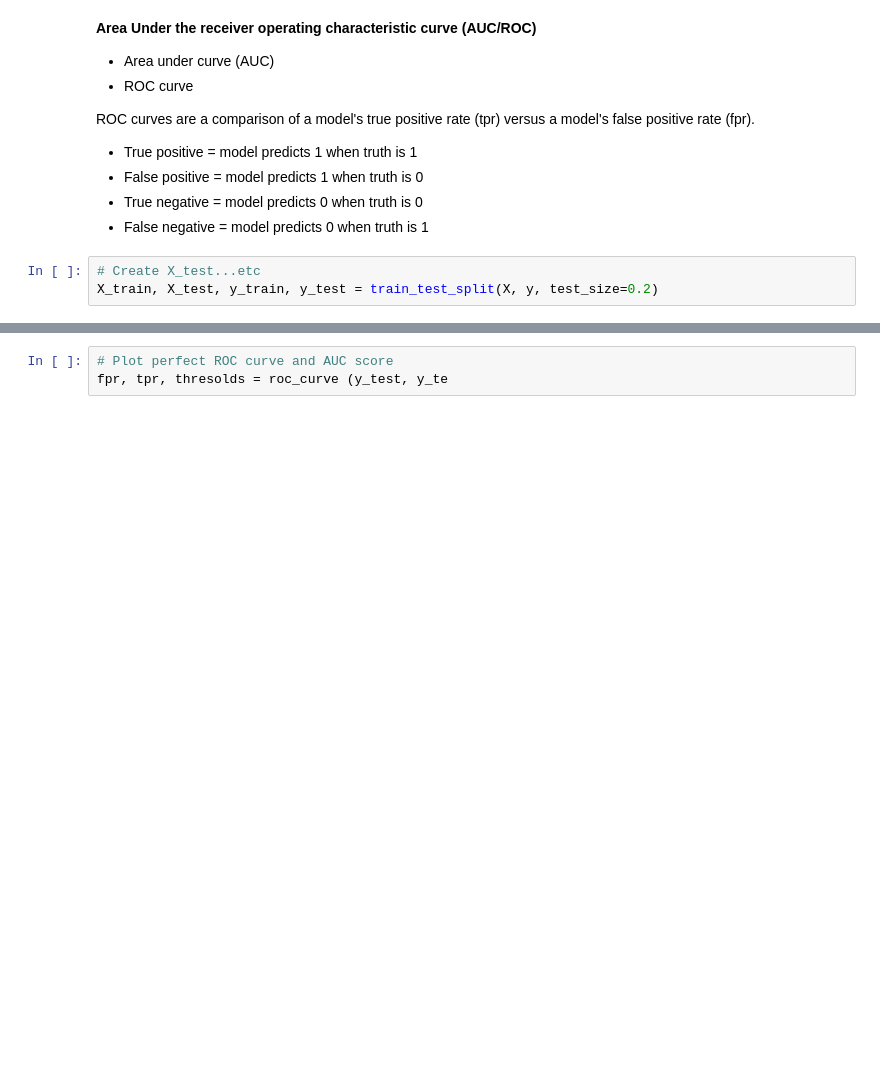
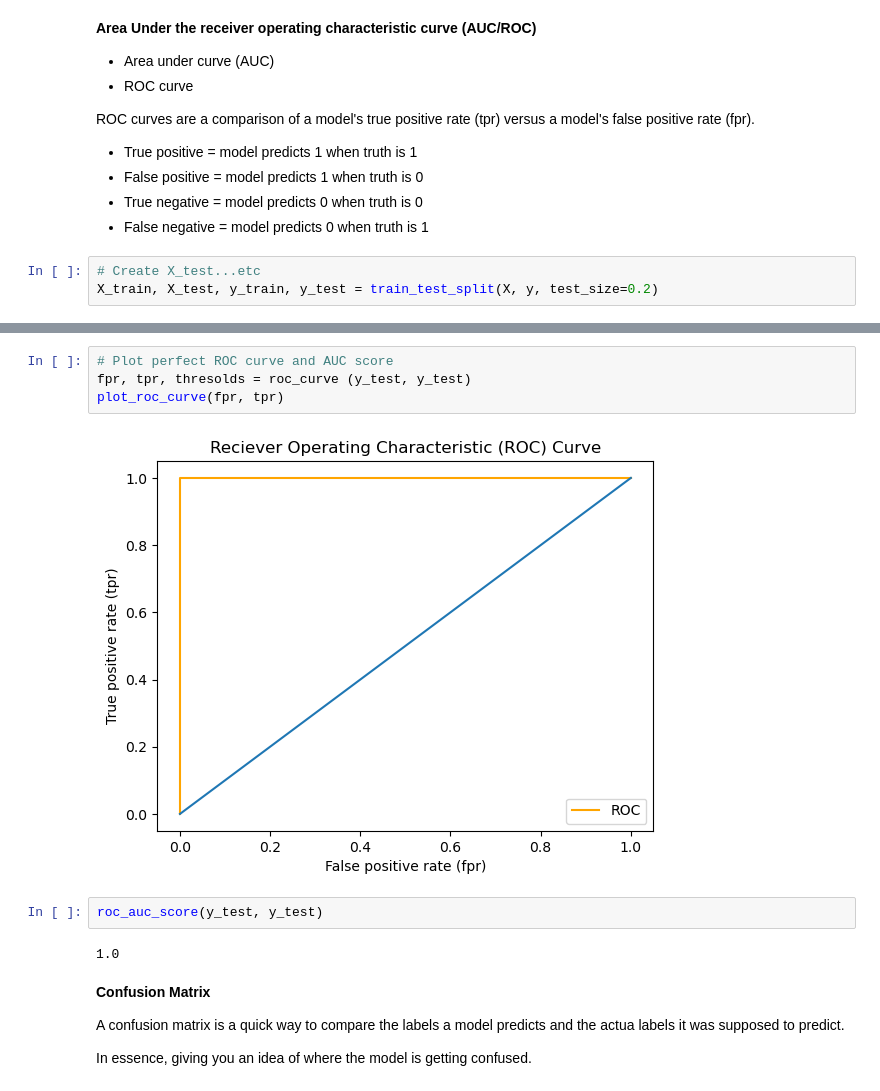
Before and after one commit to Combatd/complete_MLDataScience_bootcamp, a Jupyter notebook: scikit-learn-what-were-covering.ipynb, the cells around one changed output, grey strips where cells are left out. Cells and saved outputs as stored; diff of their text form; blank space fills up the shorter version.

```diff
--- a/scikit-learn-what-were-covering.ipynb
+++ b/scikit-learn-what-were-covering.ipynb
@@ -1097,3 +1095,16 @@ roc_auc_score(y_test, y_probs_positive)
 # %%
 # Plot perfect ROC curve and AUC score
-fpr, tpr, thresolds = roc_curve (y_test, y_te
+fpr, tpr, thresolds = roc_curve (y_test, y_test)
+plot_roc_curve(fpr, tpr)
+# %% [output]
+[figure, added]
+# %%
+roc_auc_score(y_test, y_test)
+# %% [output]
+1.0
+# %% [markdown]
+**Confusion Matrix**
+
+A confusion matrix is a quick way to compare the labels a model predicts and the actua labels it was supposed to predict.
+
+In essence, giving you an idea of where the model is getting confused.
```
Also changed, not shown: parts of 19 cells of this notebook, 2 other files.
